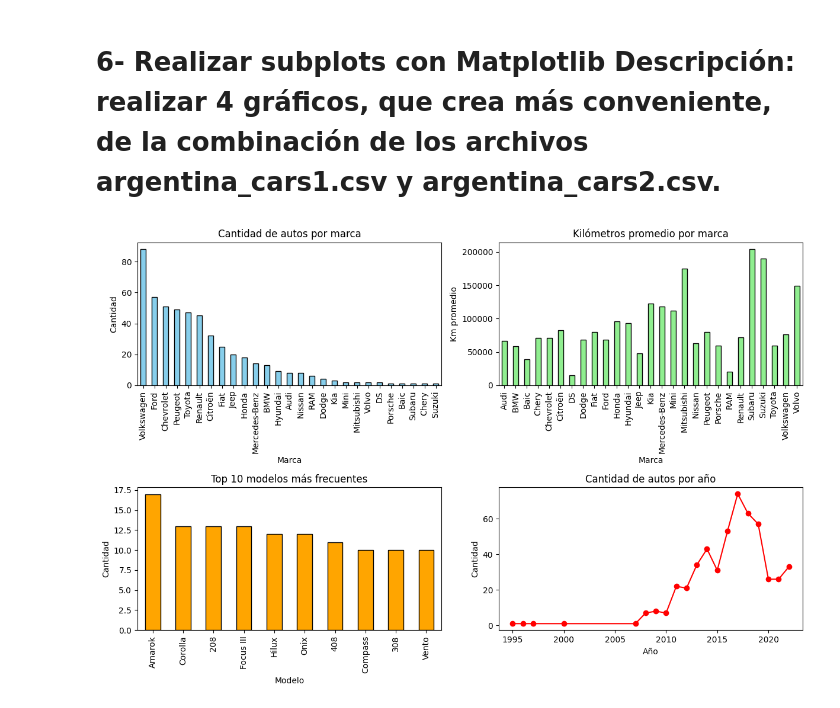
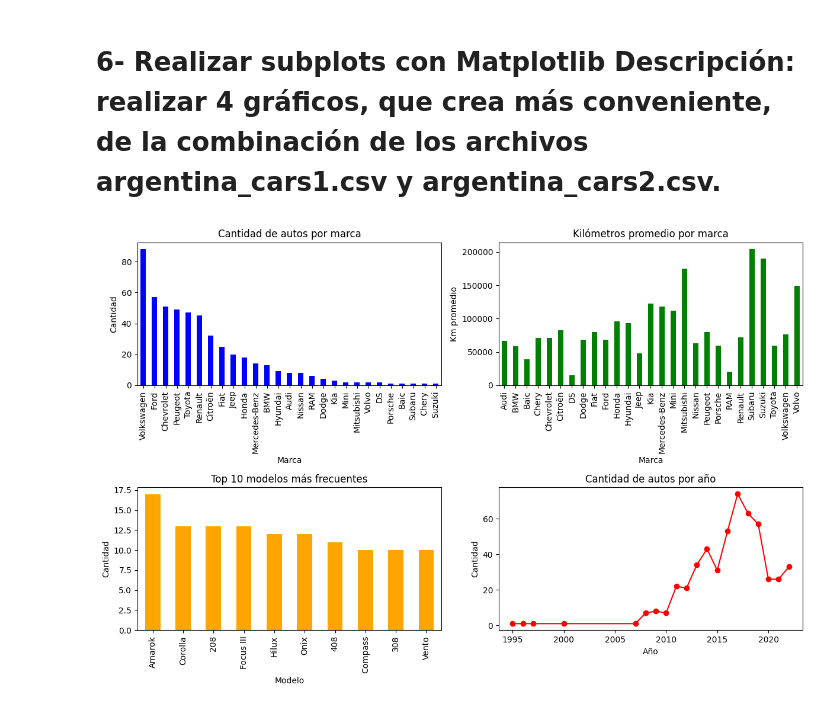
Before and after one commit to MaxiNcatalan/TP_PandasNumpy, a Jupyter notebook: PandaTP1.ipynb, the cells around one changed output. Drawn from its saved outputs; the diff is of its cells as text; code cells hidden in the pictures.

Commit message:
colores del grafico 6

```diff
--- a/PandaTP1.ipynb
+++ b/PandaTP1.ipynb
@@ -126,41 +126,41 @@ plt.show()
 df1 = pd.read_csv("argentina_cars1.csv")
 df2 = pd.read_csv("argentina_cars2.csv")
 df_total = pd.concat([df1, df2], axis=0)
 
-# 2. Preparar datos para los gráficos
+
 autos_por_marca = df_total["brand"].value_counts()
 km_promedio = df_total.groupby("brand")["kilometres"].mean()
-autos_por_modelo = df_total["model"].value_counts().head(10)  # top 10 modelos
+autos_por_modelo = df_total["model"].value_counts().head(10)
 autos_por_año = df_total["year"].value_counts().sort_index()
 
-# 3. Crear subplots (2 filas x 2 columnas)
+
 fig, axes = plt.subplots(2, 2, figsize=(12,8))
 
-# Gráfico 1: cantidad de autos por marca
-autos_por_marca.plot(kind="bar", ax=axes[0,0], color="skyblue", edgecolor="black")
+
+autos_por_marca.plot(kind="bar", ax=axes[0,0], color="blue")
 axes[0,0].set_title("Cantidad de autos por marca")
 axes[0,0].set_xlabel("Marca")
 axes[0,0].set_ylabel("Cantidad")
 
-# Gráfico 2: kilómetros promedio por marca
-km_promedio.plot(kind="bar", ax=axes[0,1], color="lightgreen", edgecolor="black")
+
+km_promedio.plot(kind="bar", ax=axes[0,1], color="green")
 axes[0,1].set_title("Kilómetros promedio por marca")
 axes[0,1].set_xlabel("Marca")
 axes[0,1].set_ylabel("Km promedio")
 
-# Gráfico 3: top 10 modelos más frecuentes
-autos_por_modelo.plot(kind="bar", ax=axes[1,0], color="orange", edgecolor="black")
+
+autos_por_modelo.plot(kind="bar", ax=axes[1,0], color="orange")
 axes[1,0].set_title("Top 10 modelos más frecuentes")
 axes[1,0].set_xlabel("Modelo")
 axes[1,0].set_ylabel("Cantidad")
 
-# Gráfico 4: cantidad de autos por año
+
 autos_por_año.plot(kind="line", ax=axes[1,1], marker="o", color="red")
 axes[1,1].set_title("Cantidad de autos por año")
 axes[1,1].set_xlabel("Año")
 axes[1,1].set_ylabel("Cantidad")
 
 plt.tight_layout()
 plt.show()
 # %% [output]
-[figure, old version]
+[figure, new version]
```
Also changed, not shown: parts of 1 cell of this notebook.
